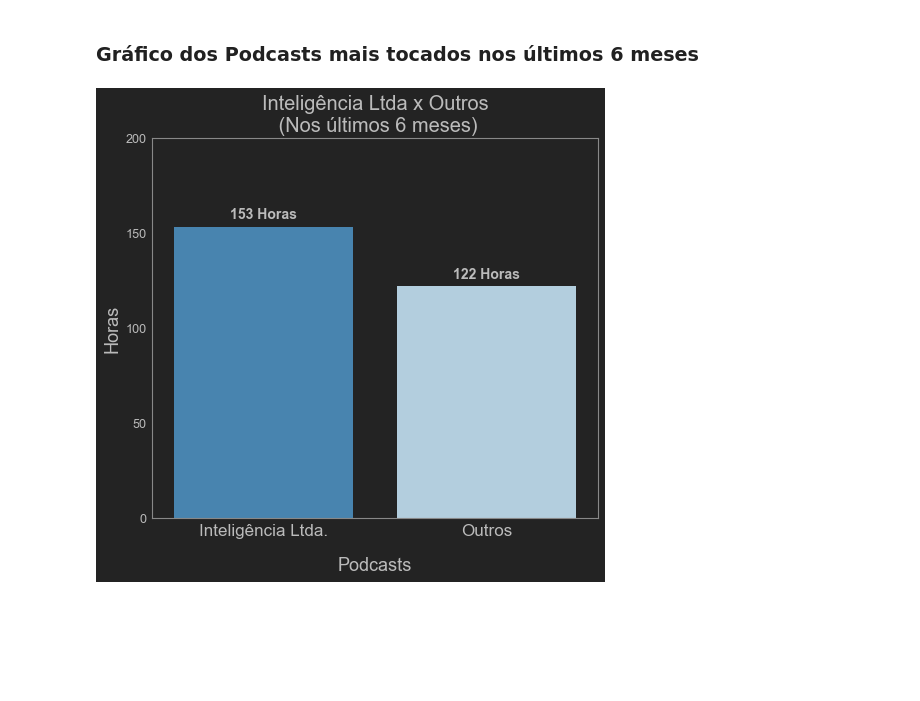
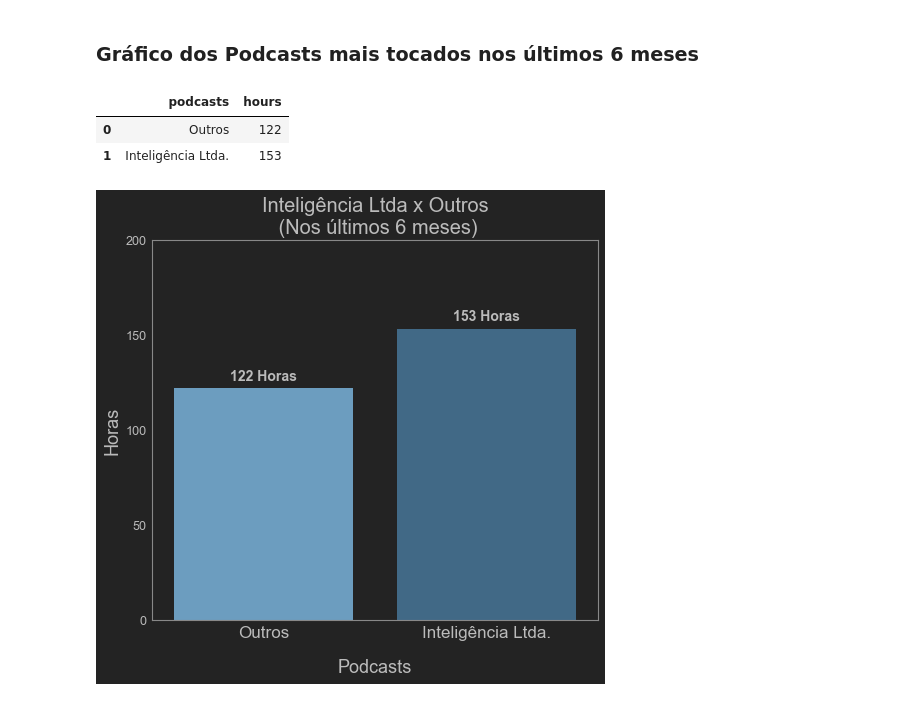
Before and after one commit to RailanDeivid/Analise_dados_meu_spotify, a Jupyter notebook: EDA _Dados_Spotify.ipynb, the cells around one changed output. Saved outputs shown, nothing was run; the diff lists cells and outputs as text; code cells hidden in the pictures; blank space fills up the shorter version.

```diff
--- a/EDA _Dados_Spotify.ipynb
+++ b/EDA _Dados_Spotify.ipynb
@@ -497,8 +541,6 @@ labels1= ['\n'. join(wrap(l,12)) for l in labels1 ]
 # %% [markdown]
 ### Gráfico dos Podcasts mais tocados entre 06/2020 e 06/2021
 # %%
-# transformando em um df
-dados = pd.DataFrame(podcasts_mais_tocados)
 # sentado tamnho do gráfico
 ax = plt.subplots(figsize=(22, 7))
 # atribuindo dados ao gráfico
@@ -522,7 +564,7 @@ s = podcasts_mais_tocados.hours
 for i in range(len(s)):
     plt.annotate("{} Horas".format(int(s[i])),
                  xy=(n[i], s[i] * 1.02),
-                 fontsize=14,
+                 fontsize=16,
                  fontweight='bold',
                  ha='center',
                  va='bottom')
@@ -577,46 +619,54 @@ print('{} Horas escutadas de Inteligência_Ltda e {} dos outros Podcasts '.forma
 153 Horas escutadas de Inteligência_Ltda e 122 dos outros Podcasts
 # %% [markdown]
 ### Gráfico dos Podcasts mais tocados nos últimos 6 meses
+# %%
+# criando um dicionário
+dados = {
+    'podcasts': ["Outros", "Inteligência Ltda."],
+    'hours': [total_por_resto, total_Inteligência_Ltda]
+}
+
+# transformando em um df
+dados = pd.DataFrame(dados)
+
+# visualizando dados
+dados
+# %% [output]
+|  | podcasts | hours |
+| 0 | Outros | 122 |
+| 1 | Inteligência Ltda. | 153 |
 # %%
-# criando um dicionário
-dados = {
-    'podcasts': ["Inteligência Ltda.", "Outros"],
-    'hours': [total_Inteligência_Ltda, total_por_resto]
-}
-
-# transformando em um df
-dados = pd.DataFrame(dados)
 # sentado tamnho do gráfico
 ax = plt.subplots(figsize=(8, 7))
 # atribuindo dados ao gráfico
-ax = sns.barplot(x='podcasts', y='hours', data=dados, palette="Blues_r")
+ax = sns.barplot(x='podcasts', y='hours', data=dados, palette="Blues_d")
 # setando titulo
 ax = plt.title('Inteligência Ltda x Outros\n (Nos últimos 6 meses)', fontsize=20)
 # setando titulo do eixo x
 ax = plt.xlabel('Podcasts', fontsize=18, labelpad=18)
 # setando titulo do eixo y
 ax = plt.ylabel("Horas", fontsize=18)
 # setando parametros do eixo x
 ax = plt.xticks(size=17, rotation=0)
 # setando escala do eixo y
 ax = plt.yticks(range(0,250, 50))
 # definindo variáveis de anotações do gráfico
 ax = plt.grid(False)
 # definindo variáveis de anotações do gráfico
 n = range(dados.shape[0])
 s = dados.hours
 # criando função para a visualização dos valores na barra
 for i in range(len(s)):
     plt.annotate("{} Horas".format(int(s[i])),
                  xy=(n[i], s[i] * 1.02),
                  fontsize=14,
                  fontweight='bold',
                  ha='center',
                  va='bottom')
 
 ax = ax
 
 # salvando imagem do gráfico
 plt.savefig('imagens/Podcasts mais tocados nos últimos 6 meses.png', bbox_inches='tight')
 # %% [output]
-[figure, old version]
+[figure, new version]
```
Also changed, not shown: parts of 21 cells of this notebook, 3 other files.
